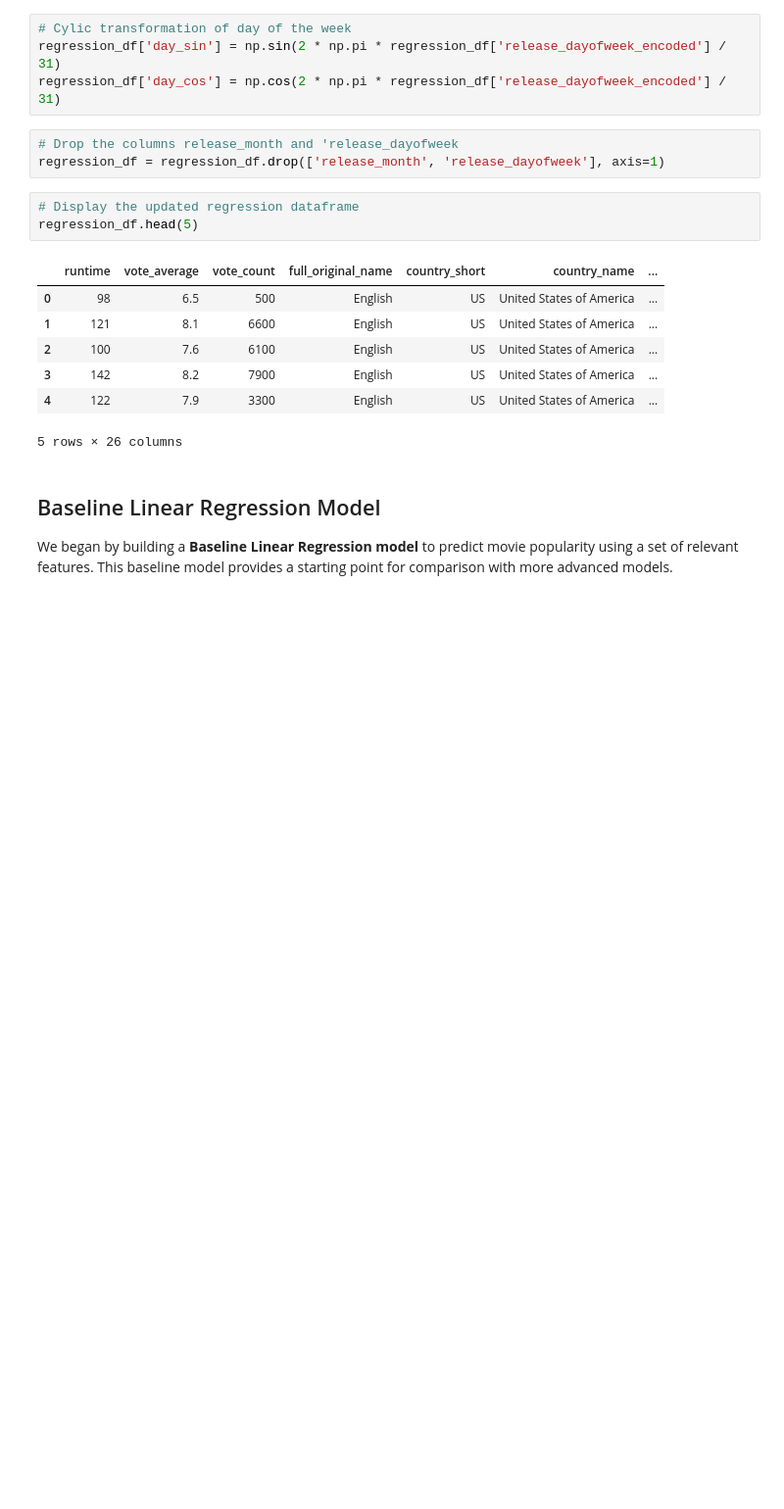
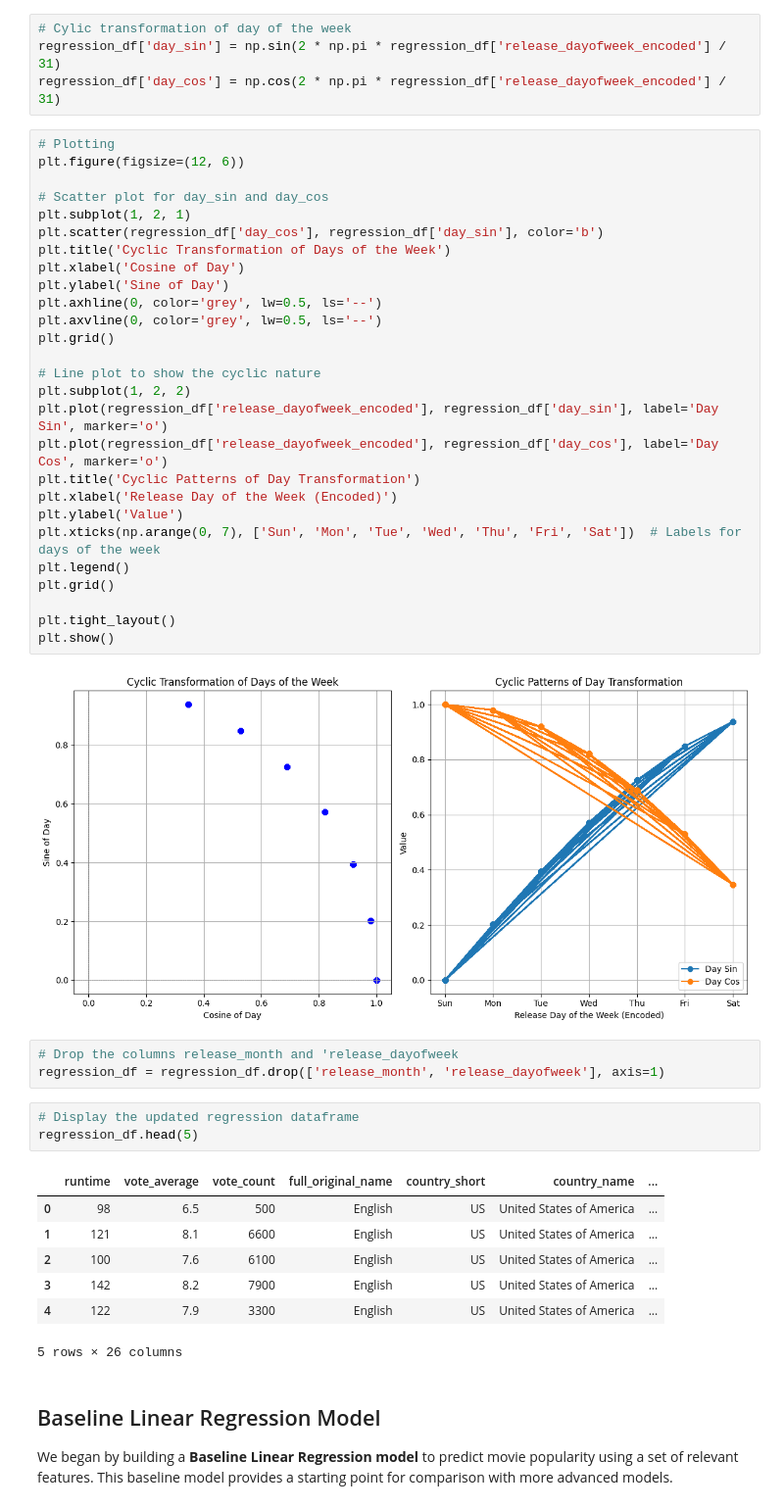
Before and after one commit to riosrose/UCB_project4_group6, a Jupyter notebook: movie_popularity_prediction.ipynb, the cells around one changed output. Shown at 98% size. Saved outputs shown, nothing was run; the diff lists cells and outputs as text; blank space fills up the shorter version.

```diff
--- a/movie_popularity_prediction.ipynb
+++ b/movie_popularity_prediction.ipynb
@@ -1335,6 +1361,35 @@ regression_df['month_cos'] = np.cos(2 * np.pi * regression_df['release_month_enc
 # Cylic transformation of day of the week
 regression_df['day_sin'] = np.sin(2 * np.pi * regression_df['release_dayofweek_encoded'] / 31)
 regression_df['day_cos'] = np.cos(2 * np.pi * regression_df['release_dayofweek_encoded'] / 31)
+# %%
+# Plotting
+plt.figure(figsize=(12, 6))
+
+# Scatter plot for day_sin and day_cos
+plt.subplot(1, 2, 1)
+plt.scatter(regression_df['day_cos'], regression_df['day_sin'], color='b')
+plt.title('Cyclic Transformation of Days of the Week')
+plt.xlabel('Cosine of Day')
+plt.ylabel('Sine of Day')
+plt.axhline(0, color='grey', lw=0.5, ls='--')
+plt.axvline(0, color='grey', lw=0.5, ls='--')
+plt.grid()
+
+# Line plot to show the cyclic nature
+plt.subplot(1, 2, 2)
+plt.plot(regression_df['release_dayofweek_encoded'], regression_df['day_sin'], label='Day Sin', marker='o')
+plt.plot(regression_df['release_dayofweek_encoded'], regression_df['day_cos'], label='Day Cos', marker='o')
+plt.title('Cyclic Patterns of Day Transformation')
+plt.xlabel('Release Day of the Week (Encoded)')
+plt.ylabel('Value')
+plt.xticks(np.arange(0, 7), ['Sun', 'Mon', 'Tue', 'Wed', 'Thu', 'Fri', 'Sat'])  # Labels for days of the week
+plt.legend()
+plt.grid()
+
+plt.tight_layout()
+plt.show()
+# %% [output]
+[figure, added]
 # %%
 # Drop the columns release_month and 'release_dayofweek
 regression_df = regression_df.drop(['release_month', 'release_dayofweek'], axis=1)
```
Also changed, not shown: parts of 7 cells of this notebook.
